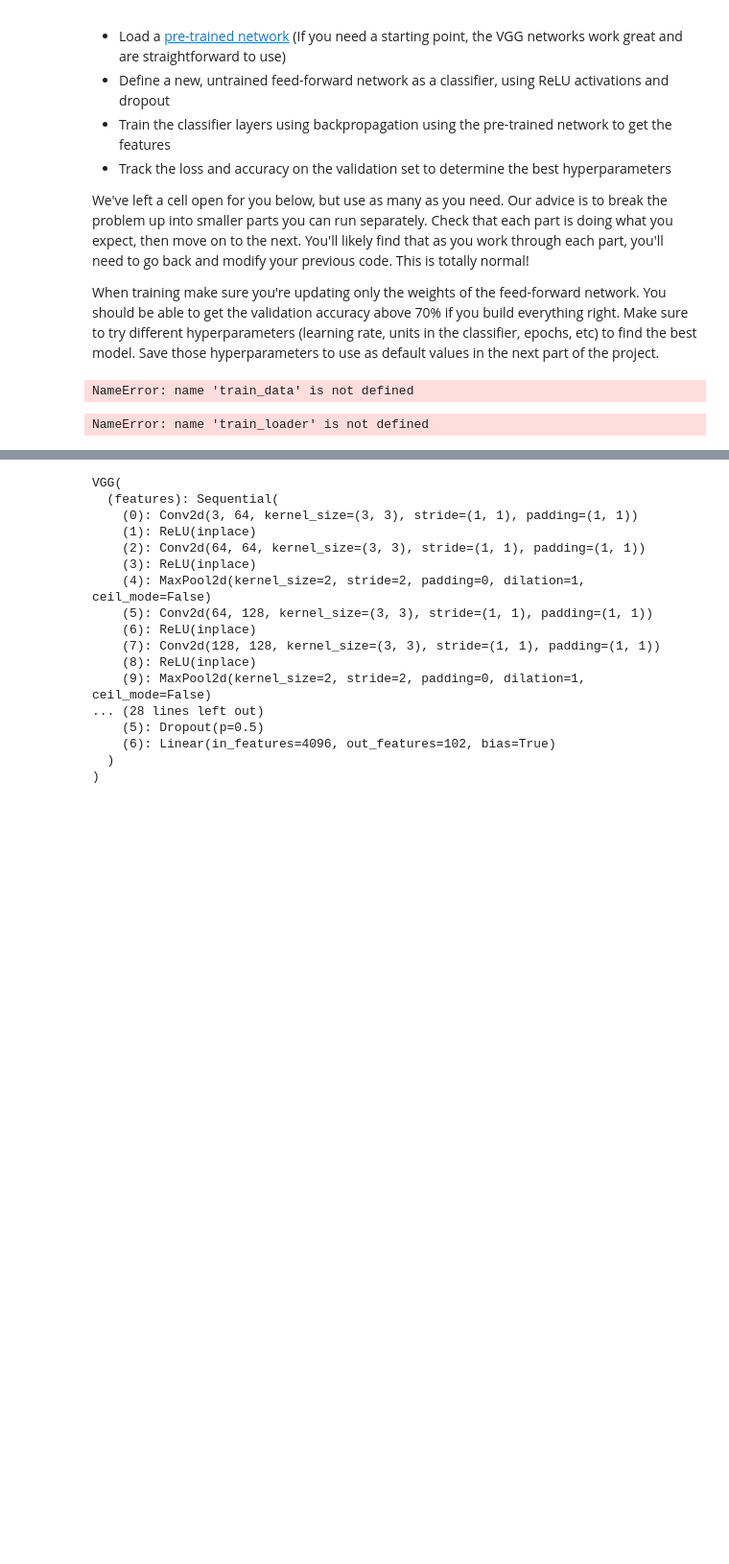
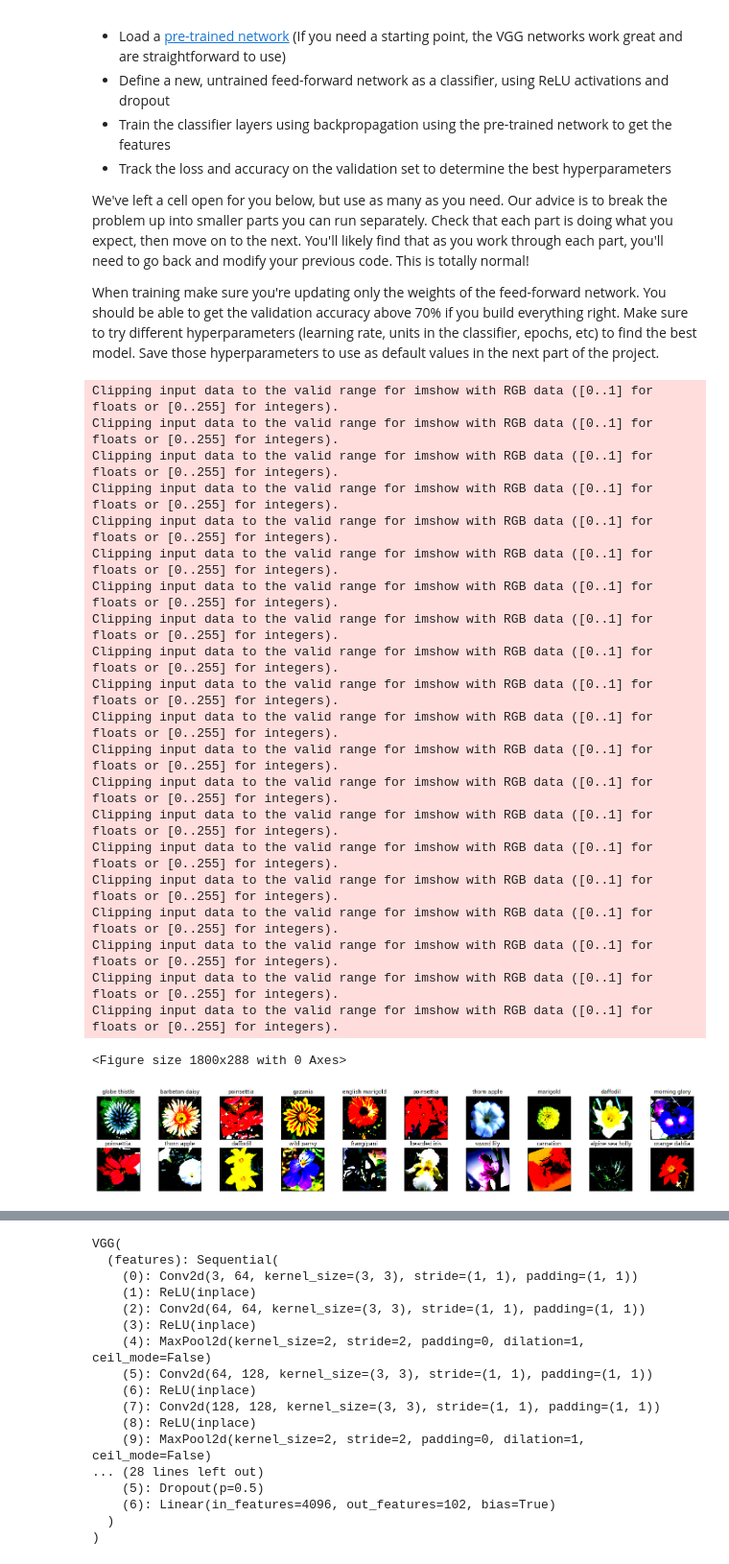
Before and after one commit to Pareshdandane/Deep_learning_Flower_Classifier, a Jupyter notebook: Image Classifier Project.ipynb, the cells around one changed output, grey strips where cells are left out. Shown at 96% size. Drawn from its saved outputs; the diff is of its cells as text; code cells hidden in the pictures; blank space fills up the shorter version.

Commit message:
complete training of model
train model using vgg16 save and load model transfer_learning  calculate Categorywise accuracy

```diff
--- a/Image Classifier Project.ipynb
+++ b/Image Classifier Project.ipynb
@@ -51,6 +51,6 @@ The validation set is used to measure the model's performance on data it hasn't
 The pre-trained networks available from `torchvision` were trained on the ImageNet dataset where each color channel was normalized separately. For both sets you'll need to normalize the means and standard deviations of the images to what the network expects. For the means, it's `[0.485, 0.456, 0.406]` and for the standard deviations `[0.229, 0.224, 0.225]`, calculated from the ImageNet images.  These values will shift each color channel to be centered at 0 and range from -1 to 1.
 # %%
 
-data_dir = 'flower_data/'
+data_dir = 'data/'
 train_dir = os.path.join(data_dir, 'train/')
 valid_dir = os.path.join(data_dir, 'valid/')
@@ -62,6 +57,25 @@ transform = transforms.Compose([
+# %%
+train_transforms = transforms.Compose([transforms.Resize(224),
+                                       transforms.CenterCrop(224),
+                                       transforms.RandomHorizontalFlip(),
+                                       transforms.RandomVerticalFlip(),
+                                       transforms.RandomRotation(20),
+                                       transforms.ToTensor(),
+                                       transforms.Normalize([0.485, 0.456, 0.406],
+                                                            [0.229, 0.224, 0.225])])
+valid_transforms = transforms.Compose([transforms.Resize(224),
+                                      transforms.CenterCrop(224),
+                                      transforms.ToTensor(),
+                                      transforms.Normalize((0.485, 0.456, 0.406),
+                                                            (0.229, 0.224, 0.225))])
 # %% [markdown]
 ### Label mapping
 
 You'll also need to load in a mapping from category label to category name. You can find this in the file `cat_to_name.json`. It's a JSON object which you can read in with the [`json` module](https://docs.python.org/2/library/json.html). This will give you a dictionary mapping the integer encoded categories to the actual names of the flowers.
+# %%
+import json
+
+with open('cat_to_name.json', 'r') as f:
+    cat_to_name = json.load(f)
 # %%
 classes=[cat_to_name[k] for k in sorted(cat_to_name)]
@@ -99,22 +113,45 @@ Refer to [the rubric](https://review.udacity.com/#!/rubrics/1663/view) for guida
 We've left a cell open for you below, but use as many as you need. Our advice is to break the problem up into smaller parts you can run separately. Check that each part is doing what you expect, then move on to the next. You'll likely find that as you work through each part, you'll need to go back and modify your previous code. This is totally normal!
 
 When training make sure you're updating only the weights of the feed-forward network. You should be able to get the validation accuracy above 70% if you build everything right. Make sure to try different hyperparameters (learning rate, units in the classifier, epochs, etc) to find the best model. Save those hyperparameters to use as default values in the next part of the project.
+# %%
+train_data = datasets.ImageFolder(data_dir + '/train', transform=train_transforms)
+valid_data = datasets.ImageFolder(data_dir + '/valid', transform=valid_transforms)
 # %%
 train_loader = torch.utils.data.DataLoader(train_data, batch_size=20,shuffle=True)
-valid_loader = torch.utils.data.DataLoader(valid_data, batch_size=20,shuffle=True)
+test_loader = torch.utils.data.DataLoader(valid_data, batch_size=20, drop_last=True,shuffle=True)
-# %% [output]
-NameError: name 'train_data' is not defined
 # %%
 dataiter = iter(train_loader)
 images, labels = dataiter.next()
 images = images.numpy() # convert images to numpy for display
 
 # plot the images in the batch, along with the corresponding labels
 fig = plt.figure(figsize=(25, 4))
 # display 20 images
+fig = plt.figure(figsize=(25, 4))
 for idx in np.arange(20):
     ax = fig.add_subplot(2, 20/2, idx+1, xticks=[], yticks=[])
-    imshow(images[idx])
+    plt.imshow(np.transpose(images[idx], (1, 2, 0)))
     ax.set_title(classes[labels[idx]])
 # %% [output]
-NameError: name 'train_loader' is not defined
+Clipping input data to the valid range for imshow with RGB data ([0..1] for floats or [0..255] for integers).
+Clipping input data to the valid range for imshow with RGB data ([0..1] for floats or [0..255] for integers).
+Clipping input data to the valid range for imshow with RGB data ([0..1] for floats or [0..255] for integers).
+Clipping input data to the valid range for imshow with RGB data ([0..1] for floats or [0..255] for integers).
+Clipping input data to the valid range for imshow with RGB data ([0..1] for floats or [0..255] for integers).
+Clipping input data to the valid range for imshow with RGB data ([0..1] for floats or [0..255] for integers).
+Clipping input data to the valid range for imshow with RGB data ([0..1] for floats or [0..255] for integers).
+Clipping input data to the valid range for imshow with RGB data ([0..1] for floats or [0..255] for integers).
+Clipping input data to the valid range for imshow with RGB data ([0..1] for floats or [0..255] for integers).
+Clipping input data to the valid range for imshow with RGB data ([0..1] for floats or [0..255] for integers).
+Clipping input data to the valid range for imshow with RGB data ([0..1] for floats or [0..255] for integers).
+Clipping input data to the valid range for imshow with RGB data ([0..1] for floats or [0..255] for integers).
+Clipping input data to the valid range for imshow with RGB data ([0..1] for floats or [0..255] for integers).
+Clipping input data to the valid range for imshow with RGB data ([0..1] for floats or [0..255] for integers).
+Clipping input data to the valid range for imshow with RGB data ([0..1] for floats or [0..255] for integers).
+Clipping input data to the valid range for imshow with RGB data ([0..1] for floats or [0..255] for integers).
+Clipping input data to the valid range for imshow with RGB data ([0..1] for floats or [0..255] for integers).
+Clipping input data to the valid range for imshow with RGB data ([0..1] for floats or [0..255] for integers).
+Clipping input data to the valid range for imshow with RGB data ([0..1] for floats or [0..255] for integers).
+Clipping input data to the valid range for imshow with RGB data ([0..1] for floats or [0..255] for integers).
+<Figure size 1800x288 with 0 Axes>
+[figure, added]
```
Also changed, not shown: parts of 19 cells of this notebook.
